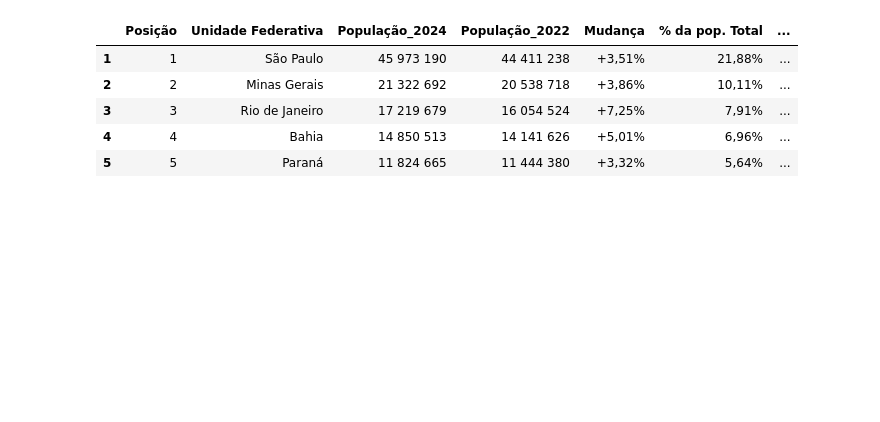
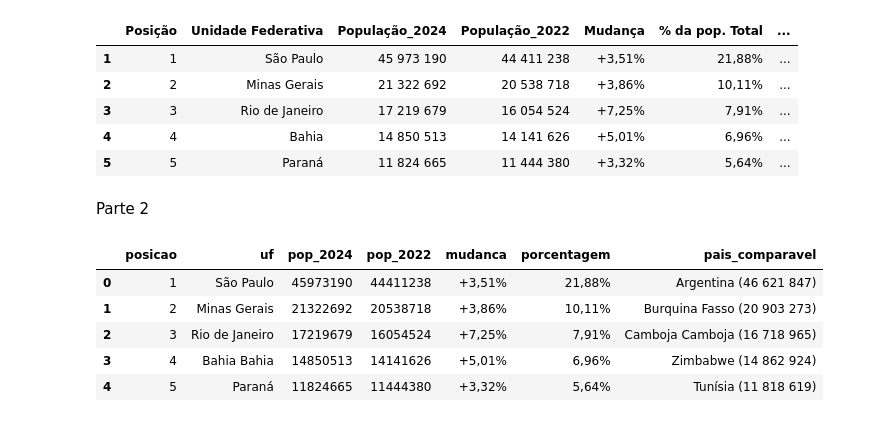
Before and after one commit to SandraRojasZ/Data-Analytics, a Jupyter notebook: pos-datascience-analise-e-exploracao-de-dados-aula1/Produção_Hospitalar-A2.1.ipynb, the cells around one changed output. Drawn from its saved outputs; the diff is of its cells as text; code cells hidden in the pictures; blank space fills up the shorter version.

```diff
--- a/pos-datascience-analise-e-exploracao-de-dados-aula1/Produção_Hospitalar-A2.1.ipynb
+++ b/pos-datascience-analise-e-exploracao-de-dados-aula1/Produção_Hospitalar-A2.1.ipynb
@@ -759,8 +759,8 @@ dados_da_populacao = """Posição 	Unidade federativa 	População(2024) 	Popula
 from io import StringIO
 # Lendo uma string
 dados_da_populacao_io =StringIO(dados_da_populacao)
-novos_dados = pd.read_csv(dados_da_populacao_io, sep="\t")
-novos_dados.head()
+populacao = pd.read_csv(dados_da_populacao_io, sep="\t")
+populacao.head()
 # %% [output]
 |  | Posição | Unidade federativa | População(2024) | População(2022) | Mudança | % da pop. total | ... |
 | 0 | 1 | São Paulo | 45 973 190 | 44 411 238 | +3,51% | 21,88% | ... |
@@ -904,3 +904,17 @@ df_ibge_html.head()
 | 3 | 3 | Rio de Janeiro | 17 219 679 | 16 054 524 | +7,25% | 7,91% | ... |
 | 4 | 4 | Bahia | 14 850 513 | 14 141 626 | +5,01% | 6,96% | ... |
 | 5 | 5 | Paraná | 11 824 665 | 11 444 380 | +3,32% | 5,64% | ... |
+# %% [markdown]
+Parte 2
+# %%
+populacao.columns = ['posicao', 'uf', 'pop_2024', 'pop_2022', 'mudanca', 'porcentagem', 'pais_comparavel']
+populacao["pop_2024"] = populacao["pop_2024"].str.replace(" ", "").astype(int)
+populacao["pop_2022"] = populacao["pop_2022"].str.replace(" ", "").astype(int)
+populacao.head()
+# %% [output]
+|  | posicao | uf | pop_2024 | pop_2022 | mudanca | porcentagem | pais_comparavel |
+| 0 | 1 | São Paulo | 45973190 | 44411238 | +3,51% | 21,88% | Argentina (46 621 847) |
+| 1 | 2 | Minas Gerais | 21322692 | 20538718 | +3,86% | 10,11% | Burquina Fasso (20 903 273) |
+| 2 | 3 | Rio de Janeiro | 17219679 | 16054524 | +7,25% | 7,91% | Camboja Camboja (16 718 965) |
+| 3 | 4 | Bahia Bahia | 14850513 | 14141626 | +5,01% | 6,96% | Zimbabwe (14 862 924) |
+| 4 | 5 | Paraná | 11824665 | 11444380 | +3,32% | 5,64% | Tunísia (11 818 619) |
```
Also changed, not shown: parts of 15 cells of this notebook.
